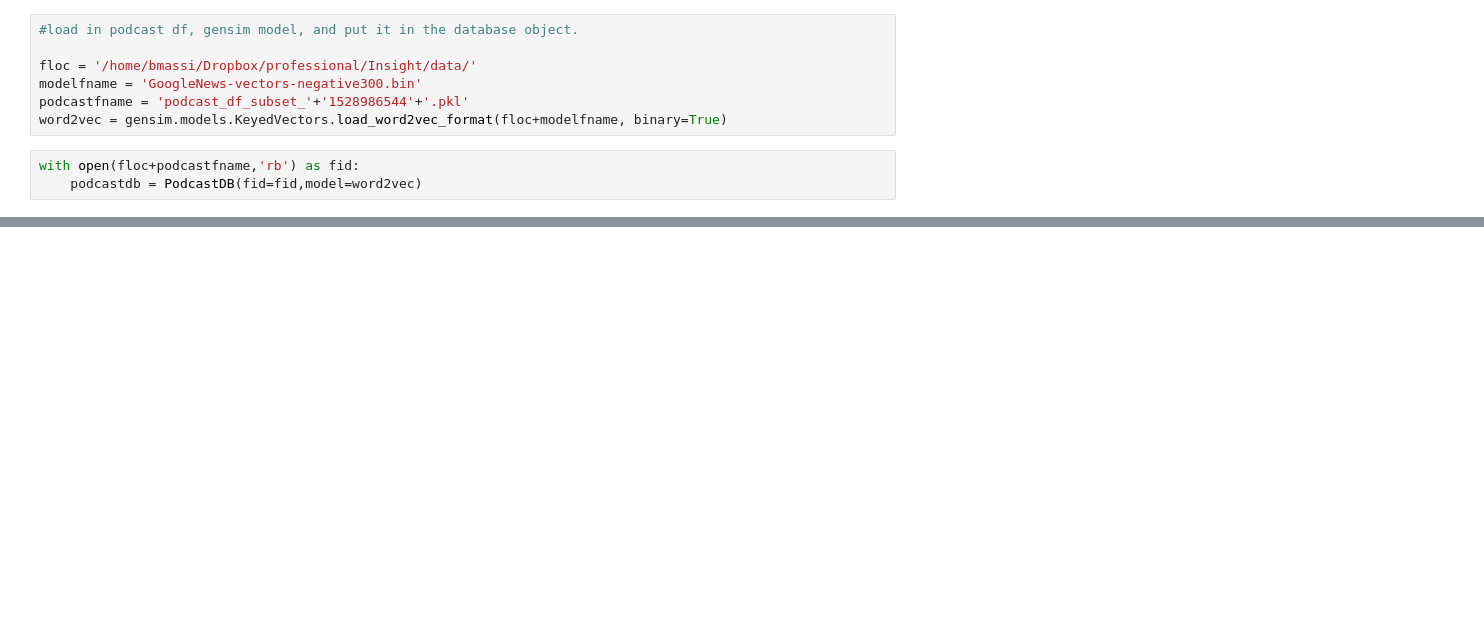
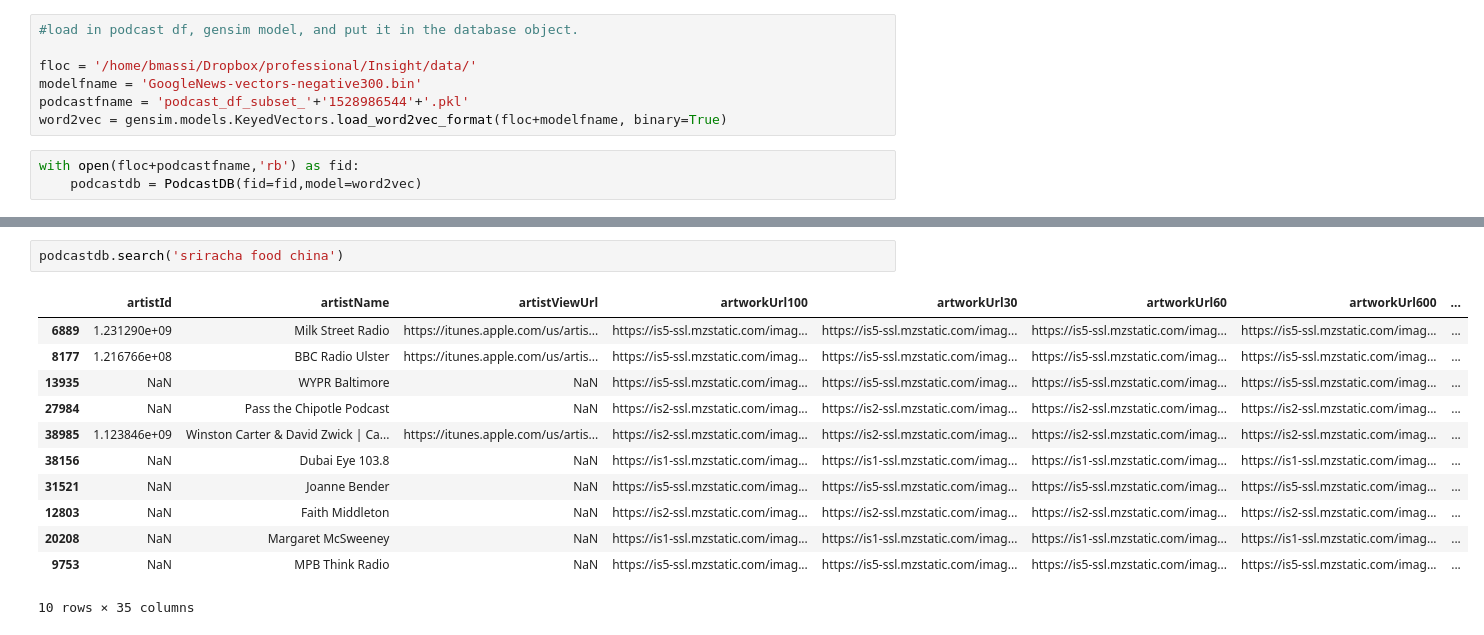
Before and after one commit to bartmassi/Caster, a Jupyter notebook: step4_analyze_and_model.ipynb, the cells around one changed output, grey strips where cells are left out. Saved outputs shown, nothing was run; the diff lists cells and outputs as text; blank space fills up the shorter version.

```diff
--- a/step4_analyze_and_model.ipynb
+++ b/step4_analyze_and_model.ipynb
@@ -107,0 +127,15 @@ podcastdb.find_similar('republican')
+# %%
+podcastdb.search('sriracha food china')
+# %% [output]
+|  | artistId | artistName | artistViewUrl | artworkUrl100 | artworkUrl30 | artworkUrl60 | artworkUrl600 | ... |
+| 6889 | 1.231290e+09 | Milk Street Radio | https://itunes.apple.com/us/artis... | https://is5-ssl.mzstatic.com/imag... | https://is5-ssl.mzstatic.com/imag... | https://is5-ssl.mzstatic.com/imag... | https://is5-ssl.mzstatic.com/imag... | ... |
+| 8177 | 1.216766e+08 | BBC Radio Ulster | https://itunes.apple.com/us/artis... | https://is5-ssl.mzstatic.com/imag... | https://is5-ssl.mzstatic.com/imag... | https://is5-ssl.mzstatic.com/imag... | https://is5-ssl.mzstatic.com/imag... | ... |
+| 13935 | NaN | WYPR Baltimore | NaN | https://is5-ssl.mzstatic.com/imag... | https://is5-ssl.mzstatic.com/imag... | https://is5-ssl.mzstatic.com/imag... | https://is5-ssl.mzstatic.com/imag... | ... |
+| 27984 | NaN | Pass the Chipotle Podcast | NaN | https://is2-ssl.mzstatic.com/imag... | https://is2-ssl.mzstatic.com/imag... | https://is2-ssl.mzstatic.com/imag... | https://is2-ssl.mzstatic.com/imag... | ... |
+| 38985 | 1.123846e+09 | Winston Carter & David Zwick | Ca... | https://itunes.apple.com/us/artis... | https://is2-ssl.mzstatic.com/imag... | https://is2-ssl.mzstatic.com/imag... | https://is2-ssl.mzstatic.com/imag... | https://is2-ssl.mzstatic.com/imag... | ... |
+| 38156 | NaN | Dubai Eye 103.8 | NaN | https://is1-ssl.mzstatic.com/imag... | https://is1-ssl.mzstatic.com/imag... | https://is1-ssl.mzstatic.com/imag... | https://is1-ssl.mzstatic.com/imag... | ... |
+| 31521 | NaN | Joanne Bender | NaN | https://is5-ssl.mzstatic.com/imag... | https://is5-ssl.mzstatic.com/imag... | https://is5-ssl.mzstatic.com/imag... | https://is5-ssl.mzstatic.com/imag... | ... |
+| 12803 | NaN | Faith Middleton | NaN | https://is2-ssl.mzstatic.com/imag... | https://is2-ssl.mzstatic.com/imag... | https://is2-ssl.mzstatic.com/imag... | https://is2-ssl.mzstatic.com/imag... | ... |
+| 20208 | NaN | Margaret McSweeney | NaN | https://is1-ssl.mzstatic.com/imag... | https://is1-ssl.mzstatic.com/imag... | https://is1-ssl.mzstatic.com/imag... | https://is1-ssl.mzstatic.com/imag... | ... |
+| 9753 | NaN | MPB Think Radio | NaN | https://is5-ssl.mzstatic.com/imag... | https://is5-ssl.mzstatic.com/imag... | https://is5-ssl.mzstatic.com/imag... | https://is5-ssl.mzstatic.com/imag... | ... |
+10 rows × 35 columns
```
Also changed, not shown: parts of 8 cells of this notebook.
